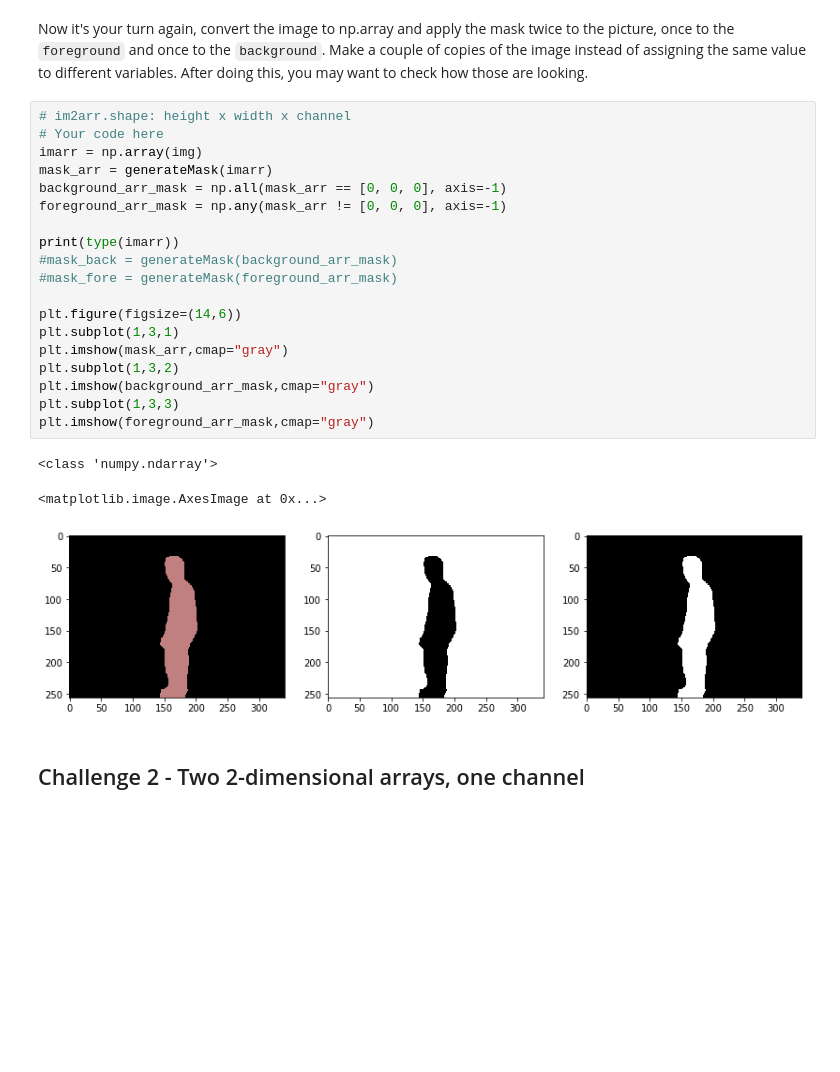
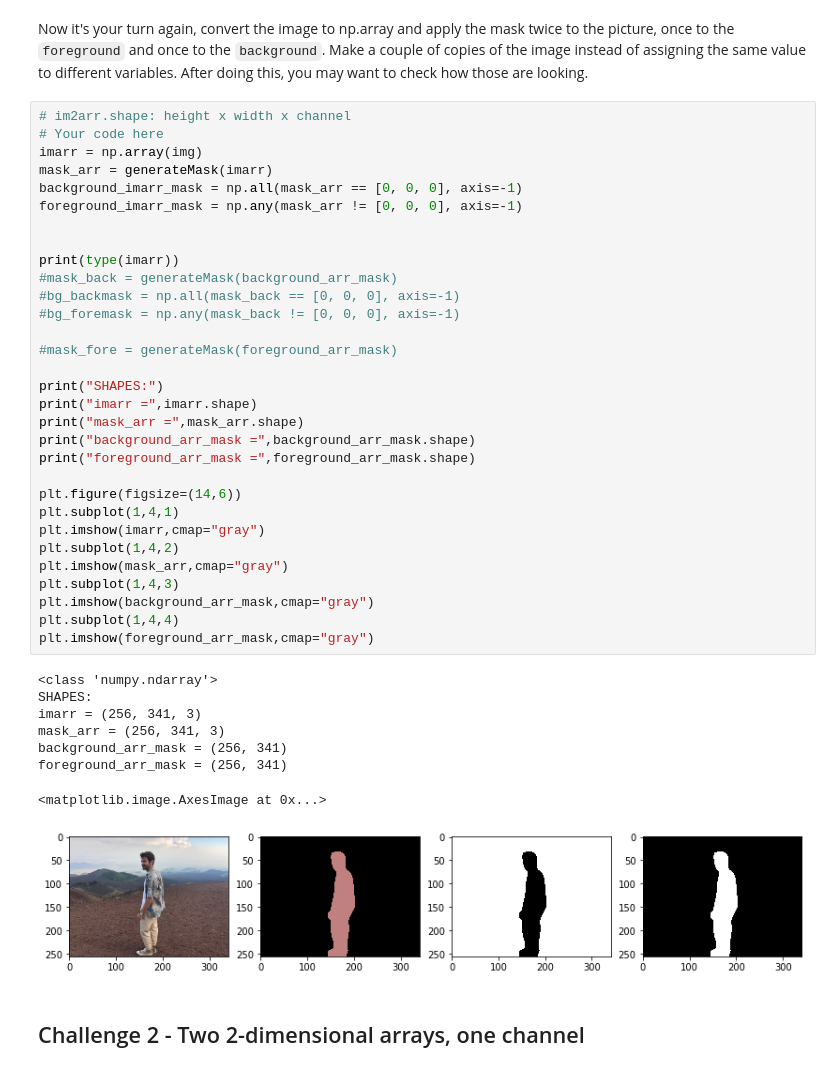
Before and after one commit to blancalluch/ImageSegmentation, a Jupyter notebook: main.ipynb, the cells around one changed output. Saved outputs shown, nothing was run; the diff lists cells and outputs as text; blank space fills up the shorter version.

```diff
--- a/main.ipynb
+++ b/main.ipynb
@@ -106,26 +106,43 @@ Now it's your turn again, convert the image to np.array and apply the mask twice
 # %%
 # im2arr.shape: height x width x channel
 # Your code here
 imarr = np.array(img)
 mask_arr = generateMask(imarr)
-background_arr_mask = np.all(mask_arr == [0, 0, 0], axis=-1)
-foreground_arr_mask = np.any(mask_arr != [0, 0, 0], axis=-1)
+background_imarr_mask = np.all(mask_arr == [0, 0, 0], axis=-1)
+foreground_imarr_mask = np.any(mask_arr != [0, 0, 0], axis=-1)
+
 
 print(type(imarr))
 #mask_back = generateMask(background_arr_mask)
+#bg_backmask = np.all(mask_back == [0, 0, 0], axis=-1)
+#bg_foremask = np.any(mask_back != [0, 0, 0], axis=-1)
+
 #mask_fore = generateMask(foreground_arr_mask)
 
+print("SHAPES:")
+print("imarr =",imarr.shape)
+print("mask_arr =",mask_arr.shape)
+print("background_arr_mask =",background_arr_mask.shape)
+print("foreground_arr_mask =",foreground_arr_mask.shape)
+
 plt.figure(figsize=(14,6))
-plt.subplot(1,3,1)
+plt.subplot(1,4,1)
+plt.imshow(imarr,cmap="gray")
+plt.subplot(1,4,2)
 plt.imshow(mask_arr,cmap="gray")
-plt.subplot(1,3,2)
+plt.subplot(1,4,3)
 plt.imshow(background_arr_mask,cmap="gray")
-plt.subplot(1,3,3)
+plt.subplot(1,4,4)
 plt.imshow(foreground_arr_mask,cmap="gray")
 # %% [output]
 <class 'numpy.ndarray'>
+SHAPES:
+imarr = (256, 341, 3)
+mask_arr = (256, 341, 3)
+background_arr_mask = (256, 341)
+foreground_arr_mask = (256, 341)
 <matplotlib.image.AxesImage at 0x...>
-[figure, old version]
+[figure, new version]
 # %% [markdown]
 ## Challenge 2 - Two 2-dimensional arrays, one channel
 # %% [markdown]
```
Also changed, not shown: parts of 12 cells of this notebook, 1 other file.
